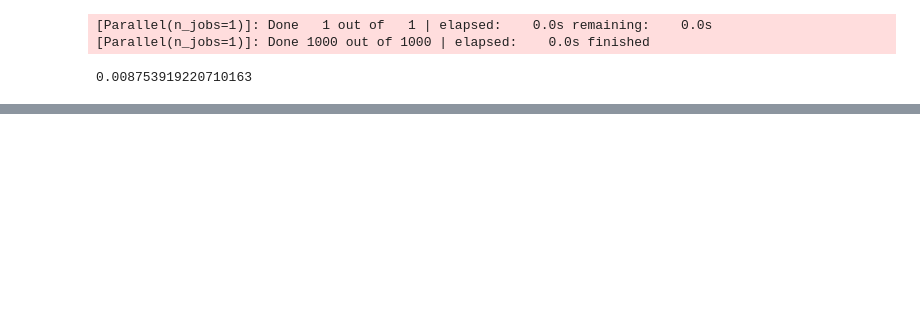
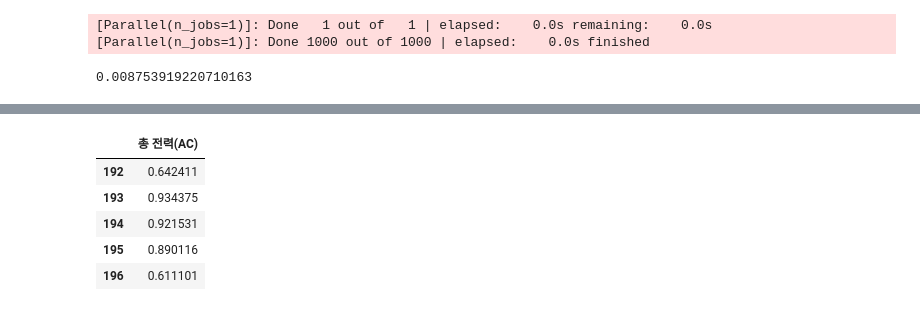
Before and after one commit to name1929/Project, a Jupyter notebook: 동서발전(2) scale 검증용.ipynb, the cells around one changed output, grey strips where cells are left out. Saved outputs shown, nothing was run; the diff lists cells and outputs as text; code cells hidden in the pictures; blank space fills up the shorter version.

```diff
--- a/동서발전(2) scale 검증용.ipynb
+++ b/동서발전(2) scale 검증용.ipynb
@@ -277,3 +350,12 @@ rmse
+# %%
+y_test.head()
+# %% [output]
+|  | 총 전력(AC) |
+| 192 | 0.642411 |
+| 193 | 0.934375 |
+| 194 | 0.921531 |
+| 195 | 0.890116 |
+| 196 | 0.611101 |
 # %%
 fig, loss_ax = plt.subplots()
 
```
Also changed, not shown: parts of 30 cells of this notebook, 2 other files.
